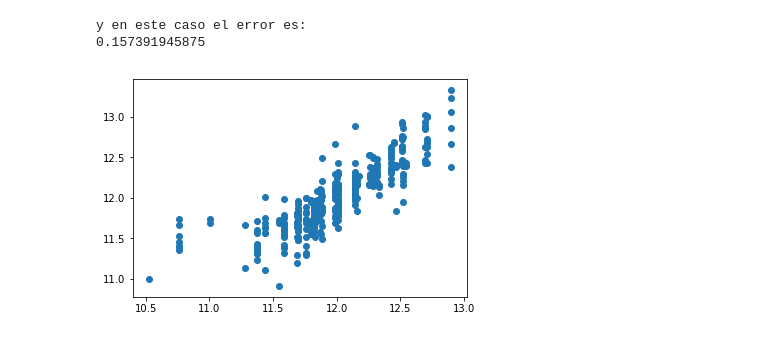
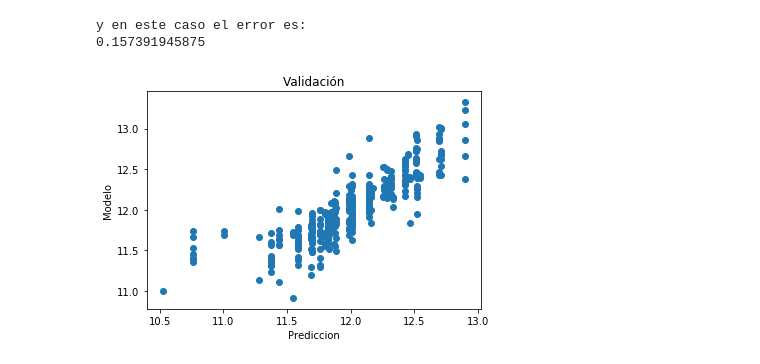
Before and after one commit to mmartglez/python_machine_learning, a Jupyter notebook: 3. Decision tree sin NA imputation.ipynb, the cells around one changed output. Cells and saved outputs as stored; diff of their text form; code cells hidden in the pictures.

```diff
--- a/3. Decision tree sin NA imputation.ipynb
+++ b/3. Decision tree sin NA imputation.ipynb
@@ -219,6 +225,9 @@ y en este caso el error es:
 # %%
 # Veamoslo en un scatter plot
 plt.scatter(val_predicted_home_prices_3, val_y );
+plt.title('Validación');
+plt.ylabel('Modelo');
+plt.xlabel('Prediccion');
 plt.show()
 # %% [output]
-[figure, old version]
+[figure, new version]
```
Also changed, not shown: parts of 2 cells of this notebook, 6 other files.
